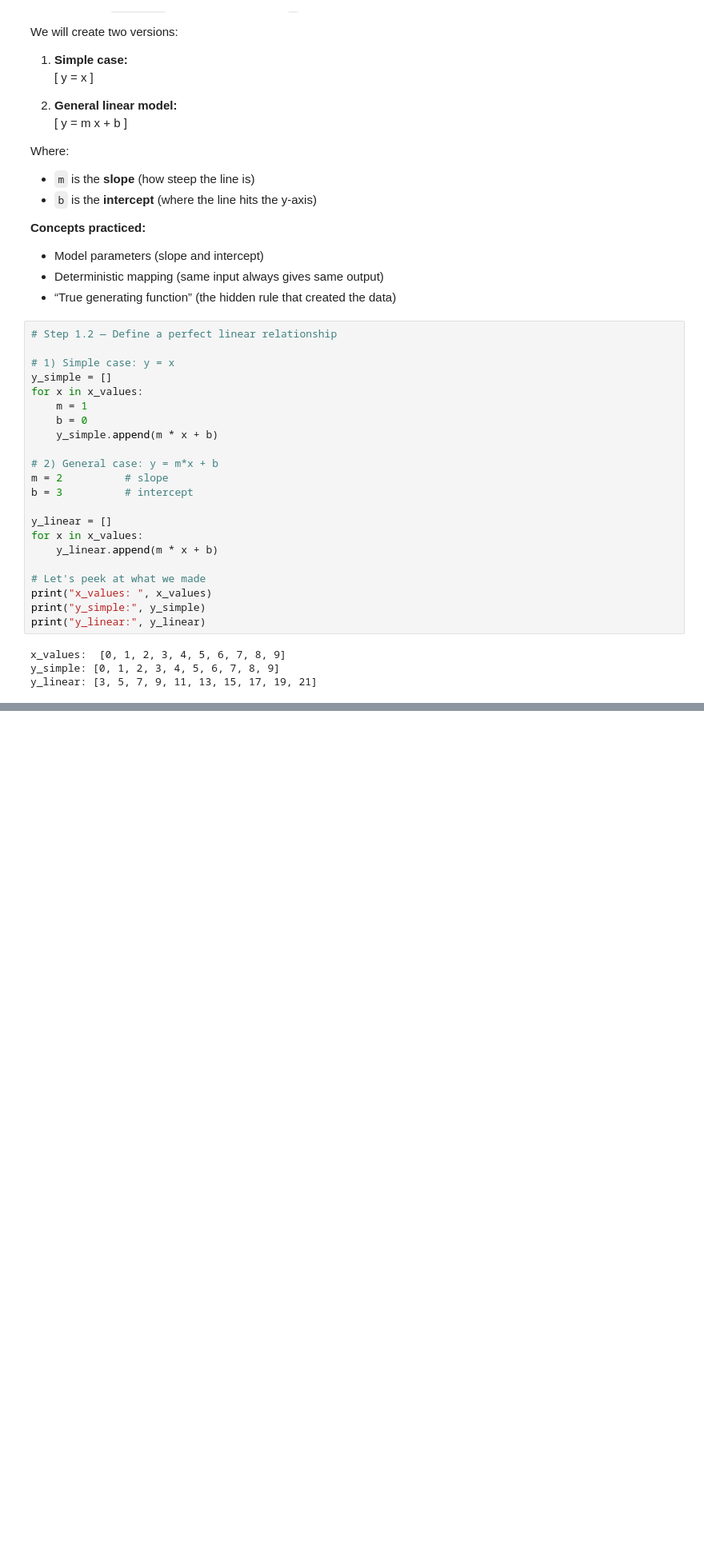
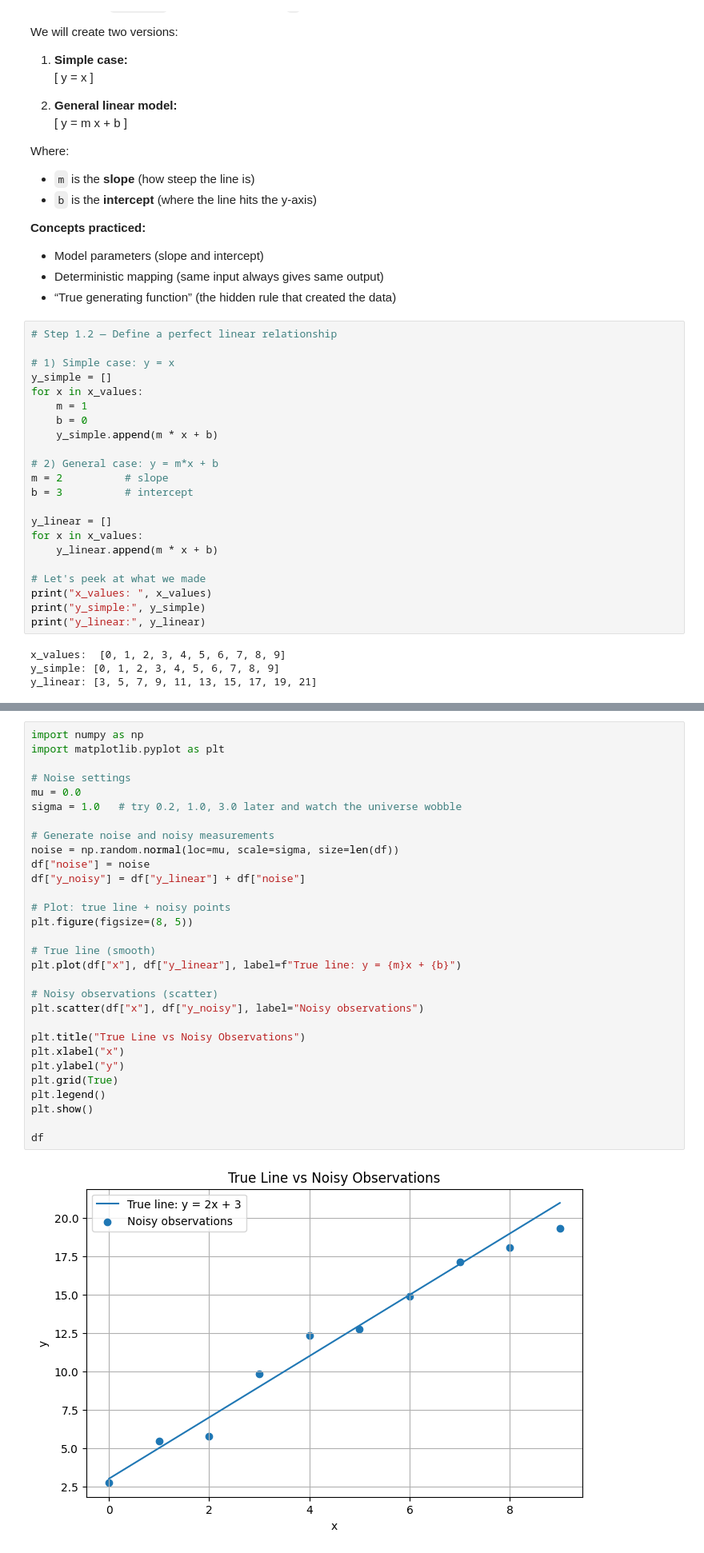
Before and after one commit to jeremy-evert/handson-ml3, a Jupyter notebook: ch04/Gradient_Descent_From_Scratch.ipynb, the cells around one changed output, grey strips where cells are left out. Shown at 80% size. Cells and saved outputs as stored; diff of their text form; blank space fills up the shorter version.

```diff
--- a/ch04/Gradient_Descent_From_Scratch.ipynb
+++ b/ch04/Gradient_Descent_From_Scratch.ipynb
@@ -109,0 +333,32 @@ y_linear: [3, 5, 7, 9, 11, 13, 15, 17, 19, 21]
+# %%
+import numpy as np
+import matplotlib.pyplot as plt
+
+# Noise settings
+mu = 0.0
+sigma = 1.0   # try 0.2, 1.0, 3.0 later and watch the universe wobble
+
+# Generate noise and noisy measurements
+noise = np.random.normal(loc=mu, scale=sigma, size=len(df))
+df["noise"] = noise
+df["y_noisy"] = df["y_linear"] + df["noise"]
+
+# Plot: true line + noisy points
+plt.figure(figsize=(8, 5))
+
+# True line (smooth)
+plt.plot(df["x"], df["y_linear"], label=f"True line: y = {m}x + {b}")
+
+# Noisy observations (scatter)
+plt.scatter(df["x"], df["y_noisy"], label="Noisy observations")
+
+plt.title("True Line vs Noisy Observations")
+plt.xlabel("x")
+plt.ylabel("y")
+plt.grid(True)
+plt.legend()
+plt.show()
+
+df
+# %% [output]
+[figure, added]
```
Also changed, not shown: parts of 14 cells of this notebook, 1 other file.
